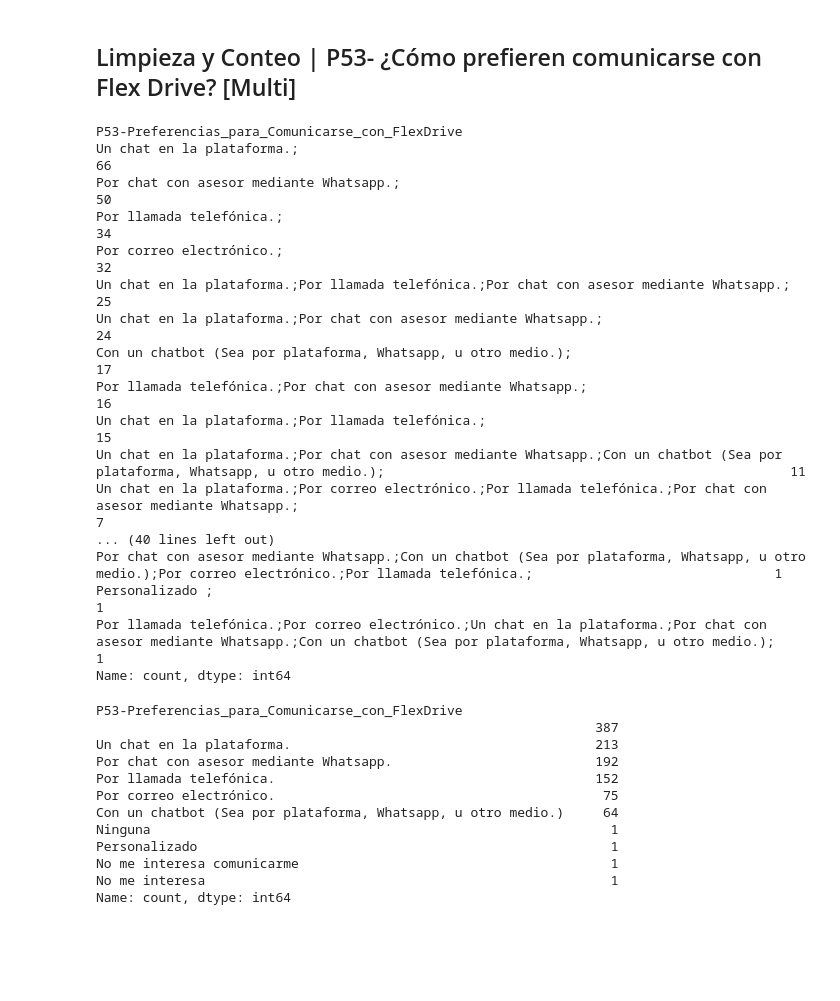
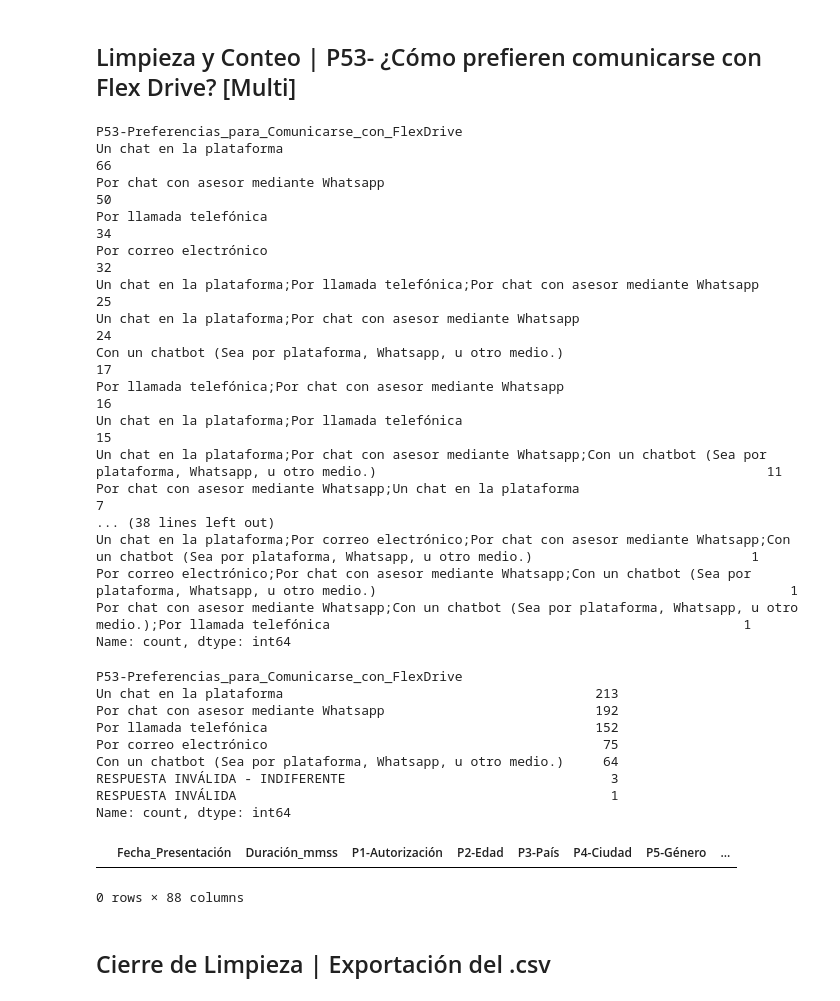
Before and after one commit to JorgeDanielRamirezNieves/Flex-Drive, a Jupyter notebook: Data-Analytics/code/Big-Data/flex-drive_analysisSimulation.ipynb, the cells around one changed output. Saved outputs shown, nothing was run; the diff lists cells and outputs as text; code cells hidden in the pictures; blank space fills up the shorter version.

Commit message:
V1.0 Limpieza de Datos (se deja espacio a figuras y code fuera)

```diff
--- a/Data-Analytics/code/Big-Data/flex-drive_analysisSimulation.ipynb
+++ b/Data-Analytics/code/Big-Data/flex-drive_analysisSimulation.ipynb
@@ -504,6 +509,7 @@ Name: count, dtype: int64
 mapeo_motivos_desplazamiento = {
     "Cicla": ["Otro: Bicicleta convencional"],
     "Bicicleta convencional": ["Otro: Bicicleta convencional"],
+    "Moticicleta": ["Motocicleta"]
 }
 
 # Aplicar el mapeo a la columna 'P17-Tipo_Veh[P15-U]'
@@ -743,0 +752,8 @@ Name: count, dtype: int64
+# %%
+mapeo_interes_propietario_P32 = {
+    "No me llama la atención, gracias": ["No"],
+    "Sí, me llama la atención en el presente o futuro": ["Sí"],
+}
+
+df_FlexDrive = mapeo_respuestas(df_FlexDrive, 'P32-Interés_Propietario', mapeo_interes_propietario_P32)
+df_FlexDrive["P32-Interés_Propietario"].value_counts()
@@ -937,7 +958,7 @@ Name: count, dtype: int64
 ## Limpieza y Conteo | P41N- Otros motivos para poder rentar seguro (propietarios) [Abierta]
 # %%
 mapeo_P41N_motivos_para_rentar_seguro = {
-    'Seguro todo riesgo obligatorio para todos los vehiculo' : ["Obligatoriedad del Seguro todo riesgo (lo paga el arrendador,)"],
+    'Seguro todo riesgo obligatorio para todos los vehiculo' : ["Obligatoriedad del Seguro todo riesgo (lo paga el arrendador)"],
 
     'La ubicación de mi carro': ["Revisar 34B"],
     'Que trayecto recorrerá con el automóvil': ["Revisar 34B"],
@@ -1031,6 +1164,18 @@ Name: count, dtype: int64
 # %% [markdown]
 ## Limpieza y Conteo | P53- ¿Cómo prefieren comunicarse con Flex Drive? [Multi]
 # %%
+mapeo_P53_Comunicarte_con_FlexDrive = {
+    'Ninguno' : ["RESPUESTA INVÁLIDA - INDIFERENTE"],
+    'Ninguna' : ["RESPUESTA INVÁLIDA - INDIFERENTE"],
+    'No me interesa' : ["RESPUESTA INVÁLIDA - INDIFERENTE"],
+    'No me interesa comunicarme' : ["RESPUESTA INVÁLIDA - INDIFERENTE"],
+
+    'Personalizado' : ['RESPUESTA INVÁLIDA'],
+}
+
+# Mapeamos las respuestas en la columna 'P50N-Otros_Puntos_Confianza_para_Rentar[P41]'
+df_FlexDrive = mapeo_respuestas(df_FlexDrive, 'P53-Preferencias_para_Comunicarse_con_FlexDrive', mapeo_P53_Comunicarte_con_FlexDrive)
+
 # Conteo de respuestas (por agrupación) en la columna 'P53-Preferencias_para_Comunicarse_con_FlexDrive'
 display(df_FlexDrive["P53-Preferencias_para_Comunicarse_con_FlexDrive"].value_counts())
 
@@ -1038,31 +1183,35 @@ display(df_FlexDrive["P53-Preferencias_para_Comunicarse_con_FlexDrive"].value_co
 display(df_FlexDrive["P53-Preferencias_para_Comunicarse_con_FlexDrive"].str.split(";").explode().value_counts())
 # %% [output]
 P53-Preferencias_para_Comunicarse_con_FlexDrive
-Un chat en la plataforma.;                                                                                                                                                        66
-Por chat con asesor mediante Whatsapp.;                                                                                                                                           50
-Por llamada telefónica.;                                                                                                                                                          34
-Por correo electrónico.;                                                                                                                                                          32
-Un chat en la plataforma.;Por llamada telefónica.;Por chat con asesor mediante Whatsapp.;                                                                                         25
-Un chat en la plataforma.;Por chat con asesor mediante Whatsapp.;                                                                                                                 24
-Con un chatbot (Sea por plataforma, Whatsapp, u otro medio.);                                                                                                                     17
-Por llamada telefónica.;Por chat con asesor mediante Whatsapp.;                                                                                                                   16
-Un chat en la plataforma.;Por llamada telefónica.;                                                                                                                                15
-Un chat en la plataforma.;Por chat con asesor mediante Whatsapp.;Con un chatbot (Sea por plataforma, Whatsapp, u otro medio.);                                                    11
-Un chat en la plataforma.;Por correo electrónico.;Por llamada telefónica.;Por chat con asesor mediante Whatsapp.;                                                                  7
-... (40 lines left out)
-Por chat con asesor mediante Whatsapp.;Con un chatbot (Sea por plataforma, Whatsapp, u otro medio.);Por correo electrónico.;Por llamada telefónica.;                               1
-Personalizado ;                                                                                                                                                                    1
-Por llamada telefónica.;Por correo electrónico.;Un chat en la plataforma.;Por chat con asesor mediante Whatsapp.;Con un chatbot (Sea por plataforma, Whatsapp, u otro medio.);     1
+Un chat en la plataforma                                                                                                                                                     66
+Por chat con asesor mediante Whatsapp                                                                                                                                        50
+Por llamada telefónica                                                                                                                                                       34
+Por correo electrónico                                                                                                                                                       32
+Un chat en la plataforma;Por llamada telefónica;Por chat con asesor mediante Whatsapp                                                                                        25
+Un chat en la plataforma;Por chat con asesor mediante Whatsapp                                                                                                               24
+Con un chatbot (Sea por plataforma, Whatsapp, u otro medio.)                                                                                                                 17
+Por llamada telefónica;Por chat con asesor mediante Whatsapp                                                                                                                 16
+Un chat en la plataforma;Por llamada telefónica                                                                                                                              15
+Un chat en la plataforma;Por chat con asesor mediante Whatsapp;Con un chatbot (Sea por plataforma, Whatsapp, u otro medio.)                                                  11
+Por chat con asesor mediante Whatsapp;Un chat en la plataforma                                                                                                                7
+... (38 lines left out)
+Un chat en la plataforma;Por correo electrónico;Por chat con asesor mediante Whatsapp;Con un chatbot (Sea por plataforma, Whatsapp, u otro medio.)                            1
+Por correo electrónico;Por chat con asesor mediante Whatsapp;Con un chatbot (Sea por plataforma, Whatsapp, u otro medio.)                                                     1
+Por chat con asesor mediante Whatsapp;Con un chatbot (Sea por plataforma, Whatsapp, u otro medio.);Por llamada telefónica                                                     1
 Name: count, dtype: int64
 P53-Preferencias_para_Comunicarse_con_FlexDrive
-                                                                387
-Un chat en la plataforma.                                       213
-Por chat con asesor mediante Whatsapp.                          192
-Por llamada telefónica.                                         152
-Por correo electrónico.                                          75
+Un chat en la plataforma                                        213
+Por chat con asesor mediante Whatsapp                           192
+Por llamada telefónica                                          152
+Por correo electrónico                                           75
 Con un chatbot (Sea por plataforma, Whatsapp, u otro medio.)     64
-Ninguna                                                           1
-Personalizado                                                     1
-No me interesa comunicarme                                        1
-No me interesa                                                    1
+RESPUESTA INVÁLIDA - INDIFERENTE                                  3
+RESPUESTA INVÁLIDA                                                1
 Name: count, dtype: int64
+# %%
+df_FlexDrive[df_FlexDrive["P53-Preferencias_para_Comunicarse_con_FlexDrive"] == "No me interesa comunicarme;"]
+# %% [output]
+|  | Fecha_Presentación | Duración_mmss | P1-Autorización | P2-Edad | P3-País | P4-Ciudad | P5-Género | ... |
+0 rows × 88 columns
+# %% [markdown]
+## Cierre de Limpieza | Exportación del .csv
```
Also changed, not shown: parts of 26 cells of this notebook, 5 other files.
